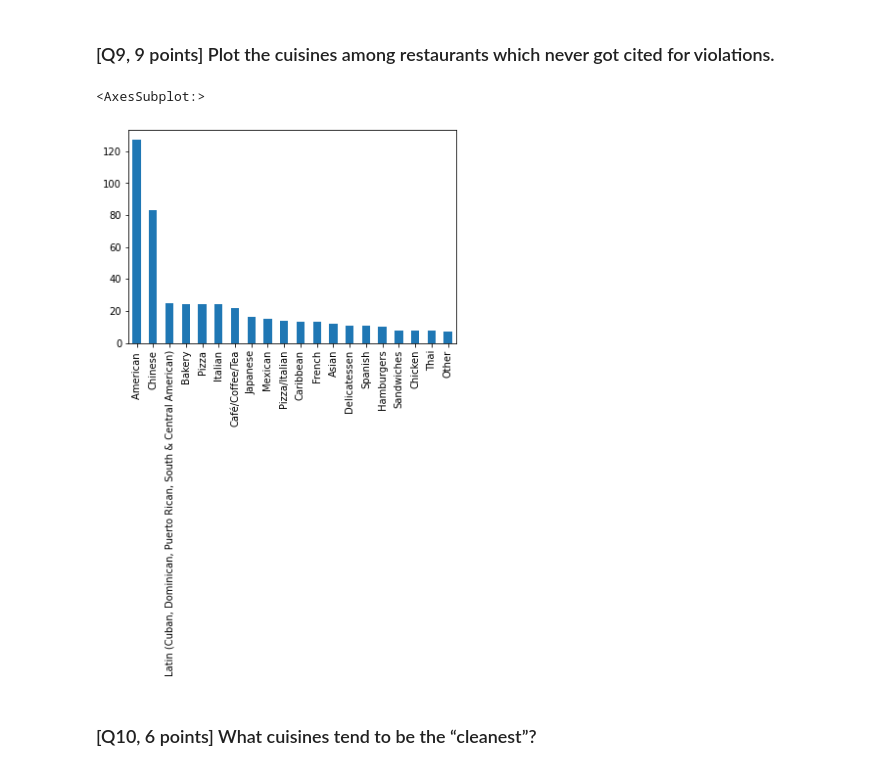
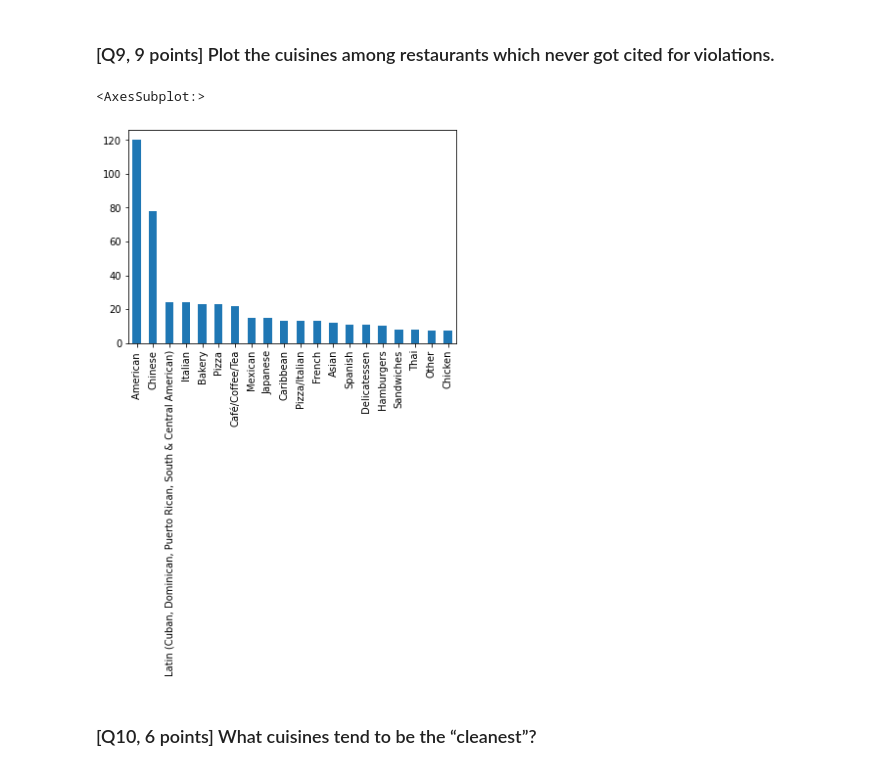
Before and after one commit to averyshepherd/MISs381N-hw2, a Jupyter notebook: HW2.ipynb, the cells around one changed output. Saved outputs shown, nothing was run; the diff lists cells and outputs as text; code cells hidden in the pictures.

```diff
--- a/HW2.ipynb
+++ b/HW2.ipynb
@@ -113,12 +113,11 @@ df['CUISINE DESCRIPTION'].value_counts()[:20].plot(kind = 'bar')
 # %% [markdown]
 ### [Q9, 9 points] Plot the cuisines among restaurants which never got cited for violations.
 # %%
-clean_mask = df['VIOLATION CODE'].isnull()
-df[clean_mask]['CUISINE DESCRIPTION'].value_counts()[:20].plot(kind = 'bar')
-# df['ACTION'][mask].value_counts()[:20].plot(kind = 'bar')
+clean_mask = df[['CUISINE DESCRIPTION','RESTAURANT', 'VIOLATION CODE']].drop_duplicates()['VIOLATION CODE'].isnull()
+df[['CUISINE DESCRIPTION','RESTAURANT', 'VIOLATION CODE']].drop_duplicates()[clean_mask]['CUISINE DESCRIPTION'].value_counts()[:20].plot(kind = 'bar')
 # %% [output]
 <AxesSubplot:>
-[figure, old version]
+[figure, new version]
 # %% [markdown]
 ### [Q10, 6 points] What cuisines tend to be the “cleanest”?
 # %%
```
Also changed, not shown: parts of 6 cells of this notebook.
